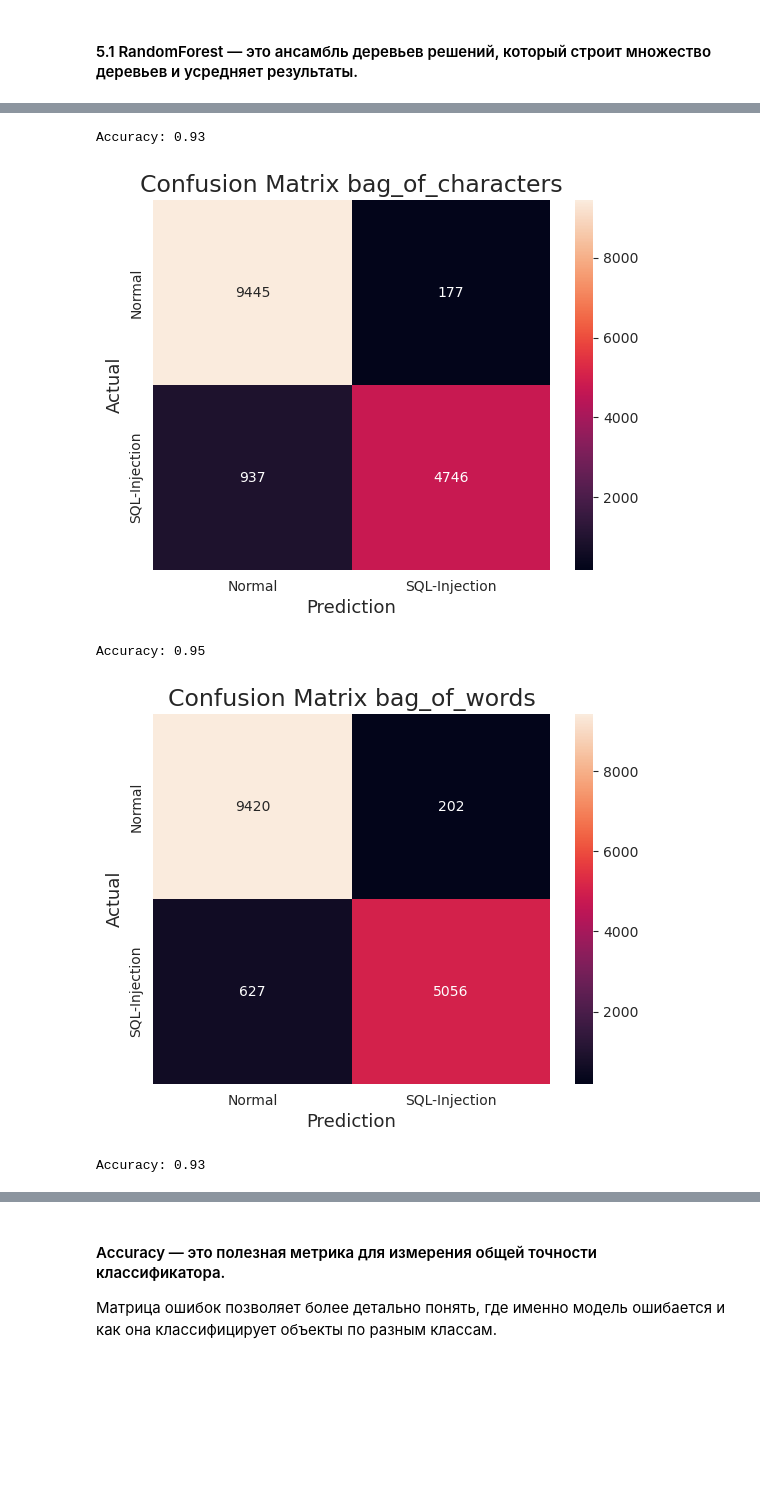
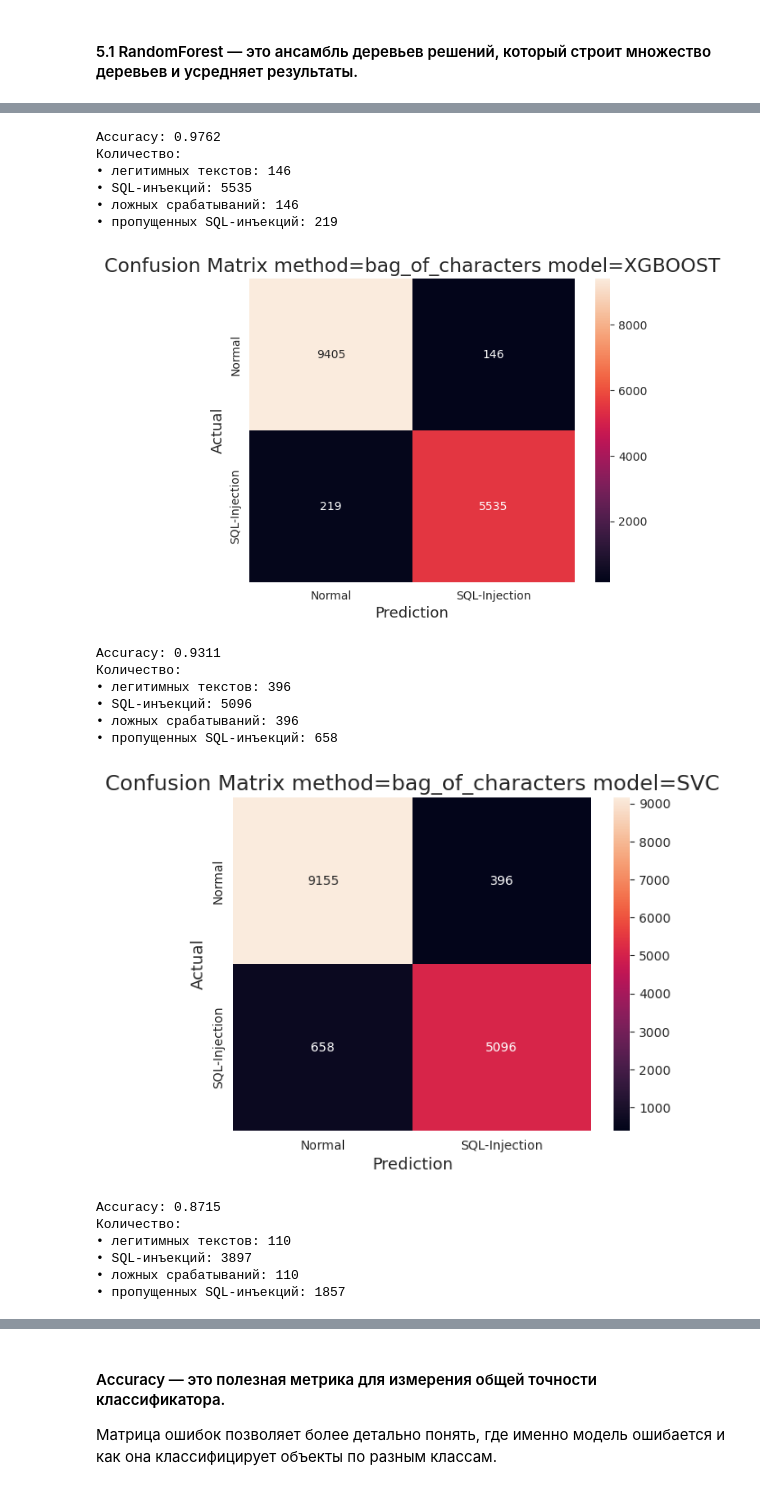
Before and after one commit to belkin-vitaliy/ai-task2, a Jupyter notebook: task2.ipynb, the cells around one changed output, grey strips where cells are left out. Saved outputs shown, nothing was run; the diff lists cells and outputs as text; code cells hidden in the pictures; blank space fills up the shorter version.

```diff
--- a/task2.ipynb
+++ b/task2.ipynb
@@ -311,13 +310,13 @@ import matplotlib.pyplot as plt
 from sklearn.metrics import accuracy_score, confusion_matrix
 
 
-def plot_confusion_matrix(y_expect, y_pred, method):
+def plot_confusion_matrix(y_expect, y_pred, method, model):
     cm = confusion_matrix(y_expect, y_pred)
     sns.heatmap(cm, annot=True, fmt='g', xticklabels=['Normal', 'SQL-Injection'],
                 yticklabels=['Normal', 'SQL-Injection'])
     plt.xlabel('Prediction', fontsize=13)
     plt.ylabel('Actual', fontsize=13)
-    plt.title(f'Confusion Matrix {method}', fontsize=17)
+    plt.title(f'Confusion Matrix method={method} model={model}', fontsize=17)
     plt.show()
 # %% [markdown]
 ### 2. Загрузим исходный датасет `train-dataset.tsv` при помощи модуля `pandas` и разобьем его на обучающий и тестовый набор данных:
@@ -459,4 +466,23 @@ for method in methods:
 #### 5.1 XGBoost — это библиотека для градиентного бустинга деревьев решений. Она известна своей скоростью и точностью, особенно в соревнованиях по машинному обучению.
 # %% [markdown]
 #### 5.1 RandomForest — это ансамбль деревьев решений, который строит множество деревьев и усредняет результаты.
+# %%
+# Функция для вывода точности и матрицы ошибок (если необходимо)
+def info_accuracy(y_true, y_pred):
+    accuracy = accuracy_score(y_true, y_pred)
+    print(f"Accuracy: {accuracy:.4f}")
+
+
+    cm = confusion_matrix(y_true, y_pred)
+    print("Количество:")
+    print(
+            "\n".join(
+                (
+                    f"• легитимных текстов: {cm[0][0]}",
+                    f"• SQL-инъекций: {cm[1][1]}",
+                    f"• ложных срабатываний: {cm[0][1]}",
+                    f"• пропущенных SQL-инъекций: {cm[1][0]}",
+                )
+            )
+        )
 # %%
@@ -500,30 +550,47 @@ for method in methods:
 # %%
 classifier = {}
 for method in methods:
-    for model_name in models_dict:
-        #  Инициализация классификатора случайного леса
-        classifier[method][model_name] = ModelFabric.create_model(model_name)#RandomForestClassifier(random_state=999)
-    # Обучение модели на выбранных признаках
+    classifier[method] = {}
+    # Перебор моделей из модели в models_dict
+    for model_name in models_dict.keys():
+        #  Инициализация классификатора
+        classifier[method][model_name] = ModelFabric.create_model(models_dict[model_name])
+        # Обучение модели на выбранных признаках
         classifier[method][model_name].fit(x_train_model[method][model_name], y_train)
 # %%
 # Применяем обученную модель для предсказания на тестовых данных.
 for method in methods:
-    for model_name in models_dict:
+
+    for model_name in models_dict.keys():
         # Прогнозирование на тестовых данных
         y_pred = classifier[method][model_name].predict(x_test_model[method][model_name])
         # Вычисление accuracy
         accuracy = accuracy_score(y_test, y_pred)
+
         # Выводим точность
-        print(f"Accuracy: {accuracy:.2f}")
-
-        # Строим матрицу ошибок
-        cm = confusion_matrix(y_test, y_pred)
+        info_accuracy(y_test, y_pred)
+        #cm = confusion_matrix(y_test, y_pred)
 
         # Визуализация матрицы ошибок с использованием heatmap
-        plot_confusion_matrix(y_expect=y_test, y_pred=y_pred, method=method)
+        plot_confusion_matrix(y_expect=y_test, y_pred=y_pred, method=method, model=model_name)
 # %% [output]
-Accuracy: 0.93
+Accuracy: 0.9762
+Количество:
+• легитимных текстов: 146
+• SQL-инъекций: 5535
+• ложных срабатываний: 146
+• пропущенных SQL-инъекций: 219
-[figure, old version]
+[figure, new version]
-Accuracy: 0.95
+Accuracy: 0.9311
+Количество:
+• легитимных текстов: 396
+• SQL-инъекций: 5096
+• ложных срабатываний: 396
+• пропущенных SQL-инъекций: 658
-[figure, old version]
+[figure, new version]
-Accuracy: 0.93
+Accuracy: 0.8715
+Количество:
+• легитимных текстов: 110
+• SQL-инъекций: 3897
+• ложных срабатываний: 110
+• пропущенных SQL-инъекций: 1857
```
Also changed, not shown: parts of 11 cells of this notebook.
